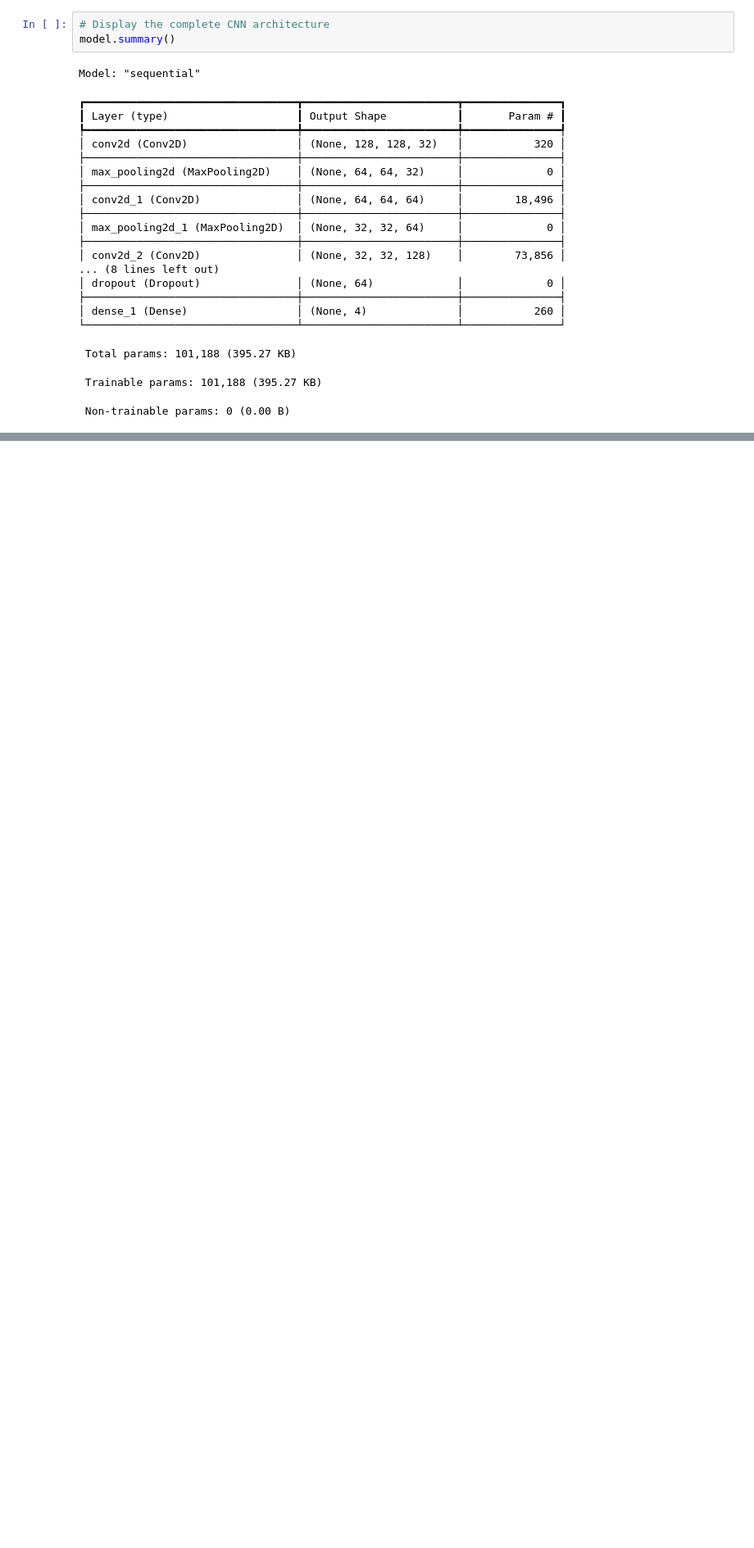
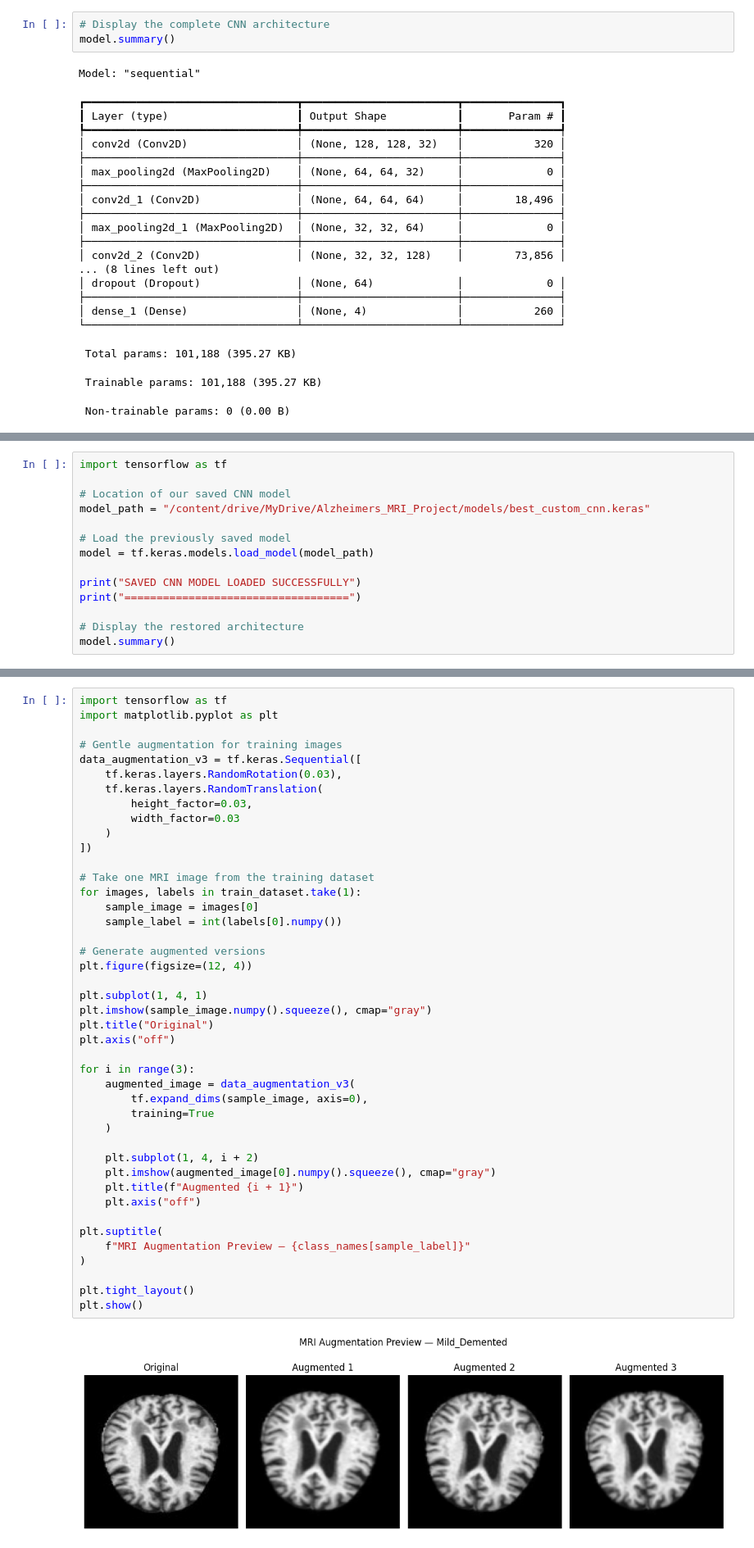
Before and after one commit to mohammad-mustafa130/Alzheimers-MRI-Classification, a Jupyter notebook: Alzheimers_MRI_Classification.ipynb, the cells around one changed output, grey strips where cells are left out. Shown at 82% size. Cells and saved outputs as stored; diff of their text form; blank space fills up the shorter version.

```diff
--- a/Alzheimers_MRI_Classification.ipynb
+++ b/Alzheimers_MRI_Classification.ipynb
@@ -682,0 +861,14 @@ Model: "sequential"
+# %%
+import tensorflow as tf
+
+# Location of our saved CNN model
+model_path = "/content/drive/MyDrive/Alzheimers_MRI_Project/models/best_custom_cnn.keras"
+
+# Load the previously saved model
+model = tf.keras.models.load_model(model_path)
+
+print("SAVED CNN MODEL LOADED SUCCESSFULLY")
+print("===================================")
+
+# Display the restored architecture
+model.summary()
@@ -682,0 +1720,45 @@ Model: "sequential"
+# %%
+import tensorflow as tf
+import matplotlib.pyplot as plt
+
+# Gentle augmentation for training images
+data_augmentation_v3 = tf.keras.Sequential([
+    tf.keras.layers.RandomRotation(0.03),
+    tf.keras.layers.RandomTranslation(
+        height_factor=0.03,
+        width_factor=0.03
+    )
+])
+
+# Take one MRI image from the training dataset
+for images, labels in train_dataset.take(1):
+    sample_image = images[0]
+    sample_label = int(labels[0].numpy())
+
+# Generate augmented versions
+plt.figure(figsize=(12, 4))
+
+plt.subplot(1, 4, 1)
+plt.imshow(sample_image.numpy().squeeze(), cmap="gray")
+plt.title("Original")
+plt.axis("off")
+
+for i in range(3):
+    augmented_image = data_augmentation_v3(
+        tf.expand_dims(sample_image, axis=0),
+        training=True
+    )
+
+    plt.subplot(1, 4, i + 2)
+    plt.imshow(augmented_image[0].numpy().squeeze(), cmap="gray")
+    plt.title(f"Augmented {i + 1}")
+    plt.axis("off")
+
+plt.suptitle(
+    f"MRI Augmentation Preview — {class_names[sample_label]}"
+)
+
+plt.tight_layout()
+plt.show()
+# %% [output]
+[figure, added]
```
Also changed, not shown: parts of 42 cells of this notebook.
